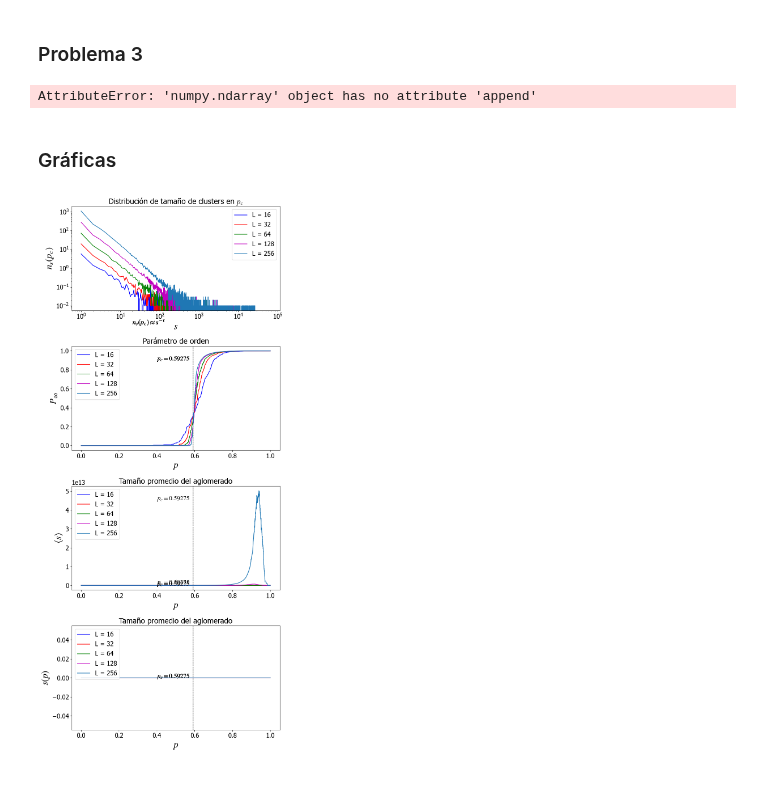
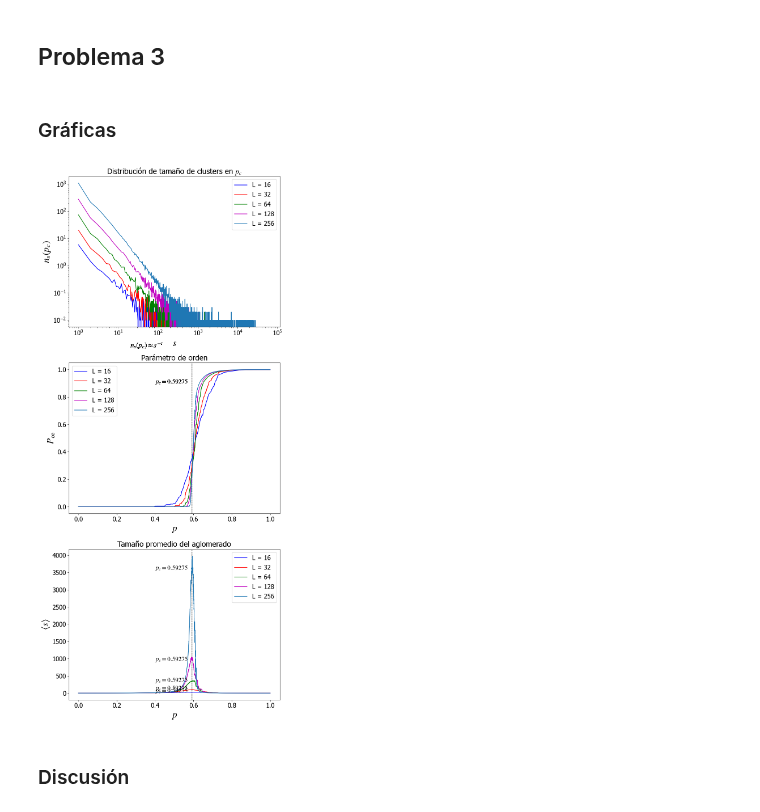
Before and after one commit to apareram/f-sica-computacional, a Jupyter notebook: labs/lab5_P3y4_XimenaLorenzoAlberto.ipynb, the cells around one changed output. Saved outputs shown, nothing was run; the diff lists cells and outputs as text; code cells hidden in the pictures; blank space fills up the shorter version.

```diff
--- a/labs/lab5_P3y4_XimenaLorenzoAlberto.ipynb
+++ b/labs/lab5_P3y4_XimenaLorenzoAlberto.ipynb
@@ -120,5 +128,5 @@ def percolate():
 # %% [markdown]
-### Problema 3
+## Problema 3
 # %%
 # Configuración inicial
 global L, N, empty, parent, nn, order, spanclussize, touchesLeft, touchesRight, S
@@ -129,7 +137,6 @@ muestras = 100
 sprom_dict = {}
 Pspanprom_dict = {}
 nspc_dic = {}
-Sprom_L = {}
 Smax = {}
 P_infty = {}
 pc = 0.59275
@@ -157,7 +164,6 @@ for L in sizes:
         Pspanprom += PSpan
         nspcprom += nspc
         sprom += S
-        sprom += nspc * np.arange(1, N + 1)
 
     if spanclussize == muestras:
         sprom_dict[L] = np.nan
@@ -166,15 +172,11 @@ for L in sizes:
 
     Pspanprom /= muestras
     nspcprom /= muestras
-    Sprom /= muestras
 
     Pspanprom_dict[L] = Pspanprom
     P_infty[L] = Pspanprom[ipc]
     nspc_dic[L] = nspcprom
-    Sprom_L[L] = Sprom
-    Smax[L] = Sprom.max()
+    Smax[L] = sprom.max()
-# %% [output]
-AttributeError: 'numpy.ndarray' object has no attribute 'append'
 # %% [markdown]
 ### Gráficas
 # %%
@@ -187,7 +189,7 @@ plt.rc('mathtext', fontset='stix')
 # Gráficas
 
 colors = ['b', 'r', 'g', 'm', 'C0', 'C1', 'C2', 'C3', 'C4', 'C5', 'C6']
-fig, axs = plt.subplots(4, 1, figsize=(9, 20))  # Cambia a 4 subplots
+fig, axs = plt.subplots(3, 1, figsize=(9, 20))  # Cambia a 4 subplots
 
 for i, L in enumerate(sizes):
     N = L**2
@@ -198,39 +200,33 @@ for i, L in enumerate(sizes):
     axs[0].loglog(s, nspc_dic[L], color=colors[i], label=f"L = {L}")
     axs[0].set_xlabel(r"$s$", fontsize=24)
     axs[0].set_ylabel(r"$n_s(p_c)$", fontsize=24)
     axs[0].set_title("Distribución de tamaño de clusters en $p_c$")
     axs[0].text(20, 0.001, r'$n_s(p_c) \approx s^{-\tau}$', fontsize=18)
 
     # Parámetro de orden
     axs[1].plot(p, Pspanprom_dict[L], color=colors[i], label=f"L = {L}")
     axs[1].set_xlabel(r"$p$", fontsize=24)
     axs[1].set_ylabel(r"$P_\infty$", fontsize=24)
     axs[1].set_title("Parámetro de orden")
     axs[1].axvline(pc, color="gray", dashes=(2, 1), zorder=-1)
     axs[1].text(0.4, 0.9, r'$p_c = 0.59275$')
 
     # Tamaño promedio del aglomerado
     axs[2].plot(p, sprom_dict[L], color=colors[i], label=f"L = {L}")
     axs[2].set_xlabel(r"$p$", fontsize=24)
     axs[2].set_ylabel(r"$\langle s \rangle$", fontsize=24)
     axs[2].set_title("Tamaño promedio del aglomerado")
     axs[2].axvline(pc, color="gray", dashes=(2, 1), zorder=-1)
     axs[2].text(0.4, 0.9 * max(sprom_dict[L]), r'$p_c = 0.59275$')
 
-    # Tamaño promedio del aglomerado usando Sprom_L[L]
-    axs[3].plot(p, Sprom_L[L], color=colors[i], label=f"L = {L}")
-    axs[3].set_xlabel(r"$p$", fontsize=24)
-    axs[3].set_ylabel(r"$s(p)$", fontsize=24)
-    axs[3].set_title("Tamaño promedio del aglomerado")
-    axs[3].axvline(pc, color="gray", dashes=(2, 1), zorder=-1)
-    axs[3].text(0.4, 0.9 * max(Sprom_L[L]), r'$p_c = 0.59275$')
-
 # Ajustar y mostrar las leyendas
 for ax in axs:
     ax.legend()
 
 # Ajustar el layout y mostrar la figura
 fig.tight_layout()
 plt.show()
 # %% [output]
-[figure, old version]
+[figure, new version]
+# %% [markdown]
+### Discusión
```
Also changed, not shown: parts of 11 cells of this notebook, 4 other files.
